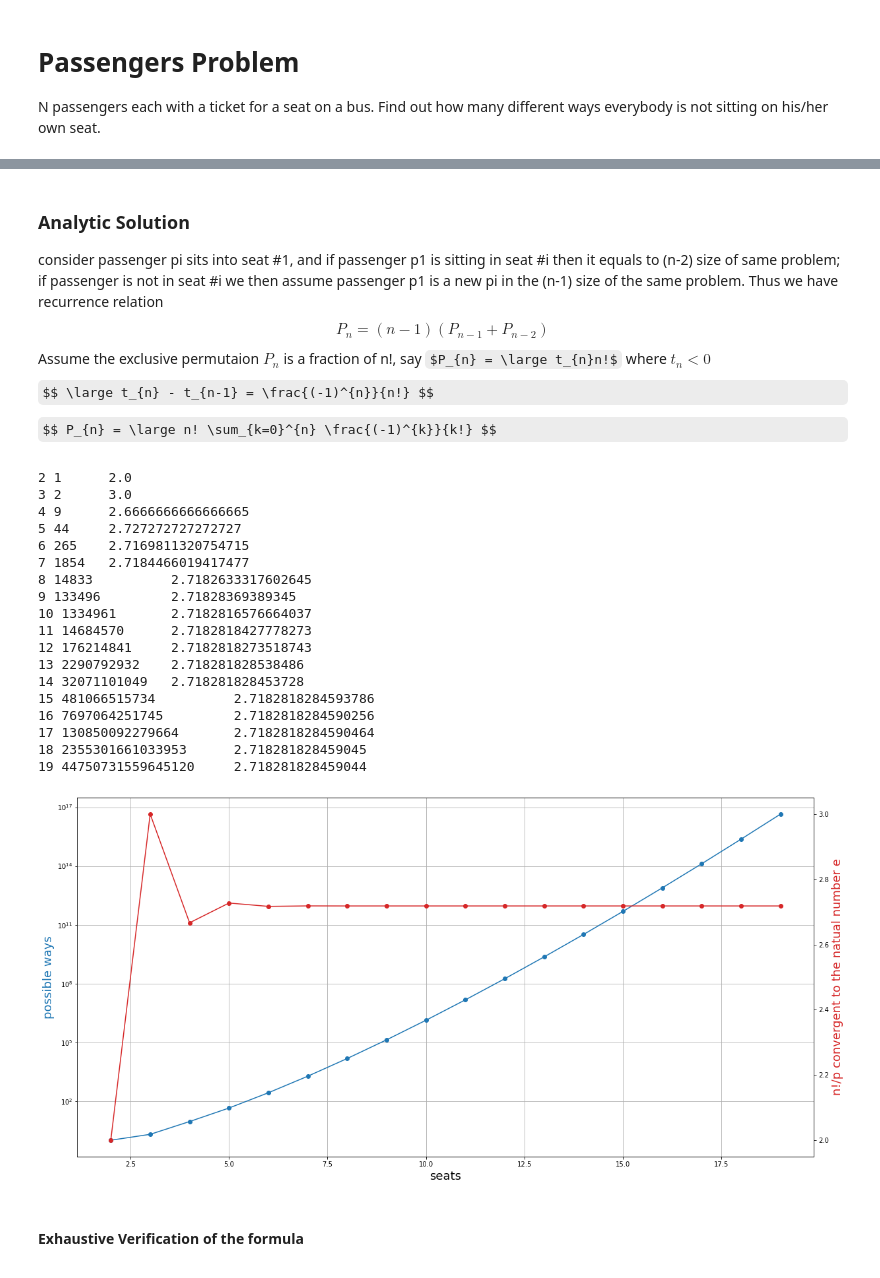
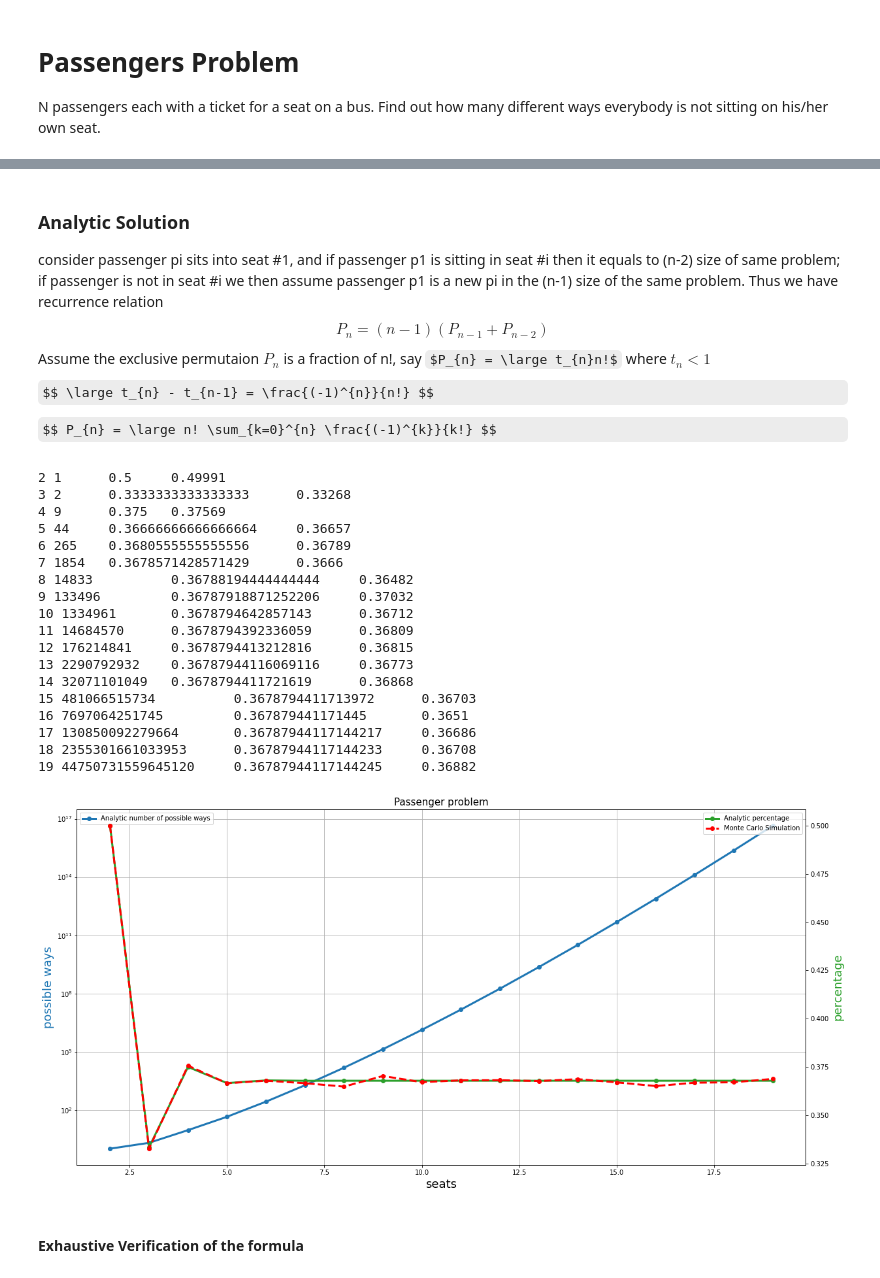
Before and after one commit to edwardlu71/ConceptByExample, a Jupyter notebook: E03_112_MonteCarloByExamples.ipynb, the cells around one changed output, grey strips where cells are left out. Cells and saved outputs as stored; diff of their text form; code cells hidden in the pictures; some formulas as TeX source.

```diff
--- a/E03_112_MonteCarloByExamples.ipynb
+++ b/E03_112_MonteCarloByExamples.ipynb
@@ -409,7 +409,7 @@ percentage_nobody_in_right_seat(100,100000)
 ### Analytic Solution
 consider passenger pi sits into seat \#1, and if passenger p1 is sitting in seat \#i then it equals to (n-2) size of same problem; if passenger is not in seat \#i we then assume passenger p1 is a new pi in the (n-1) size of the same problem. Thus we have recurrence relation
 $$ P_{n} = (n-1)(P_{n-1}+P_{n-2}) $$
-Assume the exclusive permutaion $P_{n}$ is a fraction of n!, say $P_{n} = \large t_{n}n!$ where $ t_{n} < 0$
+Assume the exclusive permutaion $P_{n}$ is a fraction of n!, say $P_{n} = \large t_{n}n!$ where $ t_{n} < 1$
 $$ \large t_{n} - t_{n-1} = \frac{(-1)^{n}}{n!} $$
 
 $$ P_{n} = \large n! \sum_{k=0}^{n} \frac{(-1)^{k}}{k!} $$
@@ -420,56 +420,60 @@ def P(n):
         s += (-1)**k/math.factorial(k)
     return int(math.factorial(n)*s)
 # %%
-seats = 20
-ns = list(range(2, seats))
+samples = 100000
+max_seats = 20
+ns = list(range(2, max_seats))
 ps = list()
 es = list()
+mcs = list()
 
 for i in ns:
     pv = P(i)
+    mc_value = percentage_nobody_in_right_seat(i, samples)
+    mcs.append(mc_value)
     ps.append(pv)
-    e = 'NIL'  # 1/percentage -> e when n->oo
-    if pv != 0:
-        e = math.factorial(i)/pv
-        es.append(e)
-    else:
-        es.append(0)
-    print(i, pv, '\t', e)
+    e = pv/math.factorial(i)
+    es.append(e)
+    print(i, pv, '\t', e, '\t', mc_value)
 
 # plot
 fig, ax = plt.subplots(figsize=(20, 10))
 color = 'tab:blue'
 ax.set_yscale('log')
-ax.plot(ns, ps,  'o-', color=color)
+ax.plot(ns, ps,  'o-', color=color, label='Analytic number of possible ways', lw=3)
 ax.set_ylabel('possible ways', color=color, fontsize=18)
 ax.set_xlabel('seats', color='black', fontsize=18)
 ax.xaxis.grid()
 ax.yaxis.grid()
-color = 'tab:red'
+ax.legend(loc='upper left')
+color = 'tab:green'
 ax2 = ax.twinx()
-ax2.plot(ns, es,  'o-', color=color)
-ax2.set_ylabel('n!/p convergent to the natual number e', color=color, fontsize=18)
+ax2.plot(ns, es,  'o-', color=color, label='Analytic percentage', lw=3)
+ax2.plot(ns, mcs,  'ro--', label='Monte Carlo Simulation', lw=3)
+ax2.set_ylabel('percentage', color=color, fontsize=18)
+ax2.legend(loc='upper right')
+plt.title("Passenger problem",fontsize=15)
 plt.show()
 # %% [output]
-2 1      2.0
-3 2      3.0
-4 9      2.6666666666666665
-5 44     2.727272727272727
-6 265    2.7169811320754715
-7 1854   2.7184466019417477
-8 14833          2.7182633317602645
-9 133496         2.71828369389345
-10 1334961       2.7182816576664037
-11 14684570      2.7182818427778273
-12 176214841     2.7182818273518743
-13 2290792932    2.718281828538486
-14 32071101049   2.718281828453728
-15 481066515734          2.7182818284593786
-16 7697064251745         2.7182818284590256
-17 130850092279664       2.7182818284590464
-18 2355301661033953      2.718281828459045
-19 44750731559645120     2.718281828459044
+2 1      0.5     0.49991
+3 2      0.3333333333333333      0.33268
+4 9      0.375   0.37569
+5 44     0.36666666666666664     0.36657
+6 265    0.3680555555555556      0.36789
+7 1854   0.3678571428571429      0.3666
+8 14833          0.36788194444444444     0.36482
+9 133496         0.36787918871252206     0.37032
+10 1334961       0.3678794642857143      0.36712
+11 14684570      0.3678794392336059      0.36809
+12 176214841     0.3678794413212816      0.36815
+13 2290792932    0.36787944116069116     0.36773
+14 32071101049   0.3678794411721619      0.36868
+15 481066515734          0.3678794411713972      0.36703
+16 7697064251745         0.367879441171445       0.3651
+17 130850092279664       0.36787944117144217     0.36686
+18 2355301661033953      0.36787944117144233     0.36708
+19 44750731559645120     0.36787944117144245     0.36882
-[figure, old version]
+[figure, new version]
 # %% [markdown]
 #### Exhaustive Verification of the formula
 # %%
```
Also changed, not shown: parts of 6 cells of this notebook.
